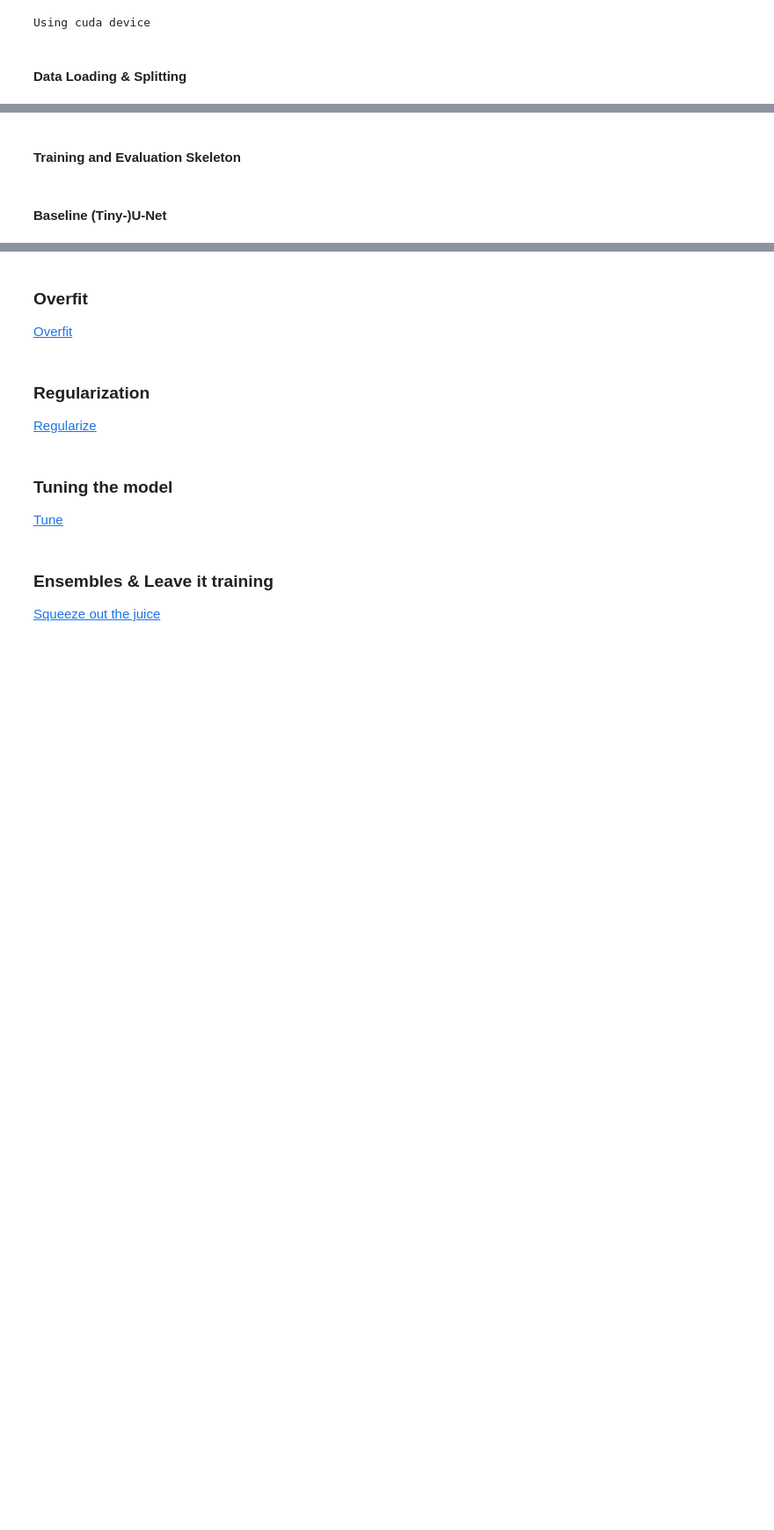
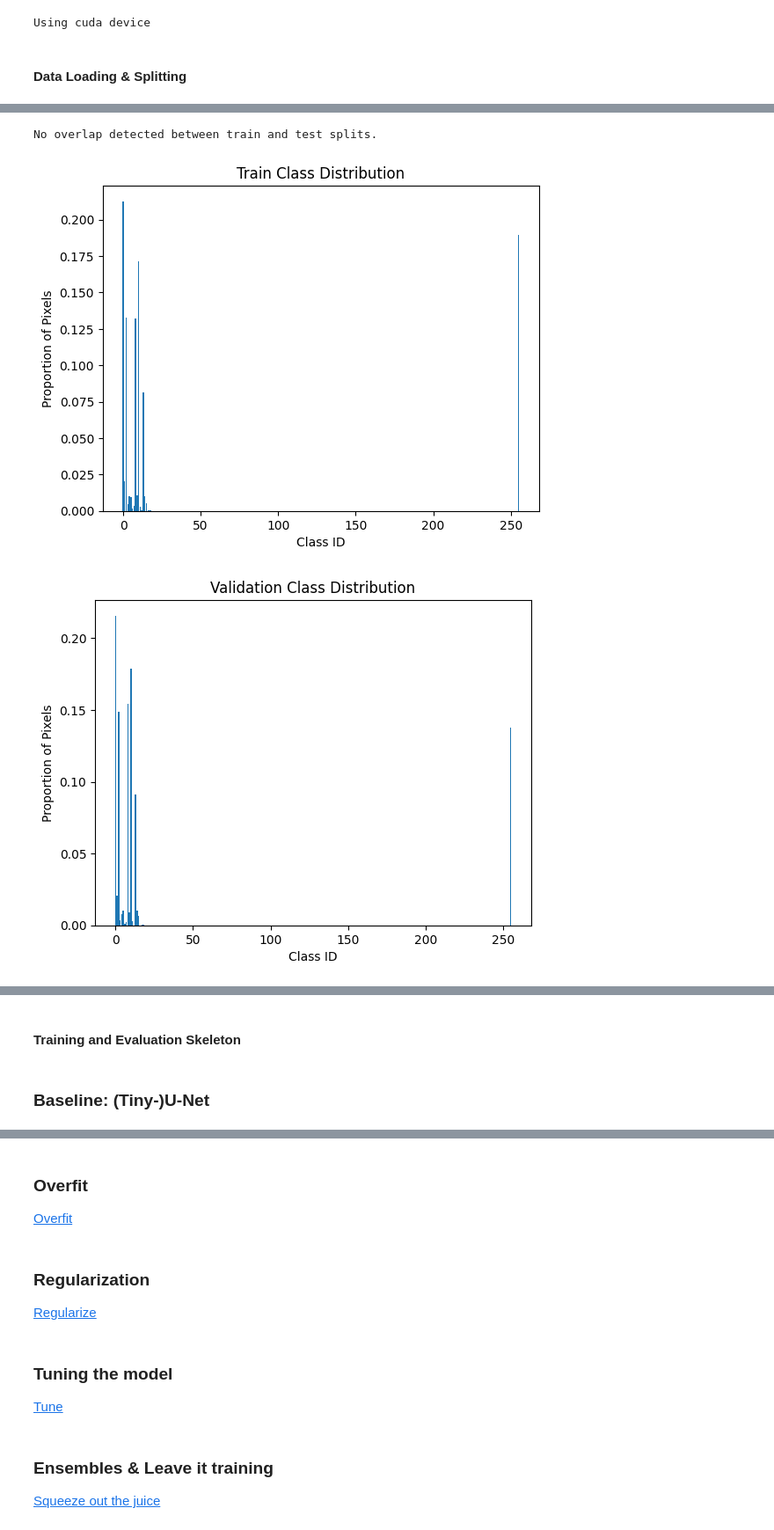
Before and after one commit to okaynils/fhnw-ds-dlbs, a Jupyter notebook: main.ipynb, the cells around one changed output, grey strips where cells are left out. Shown at 88% size. Saved outputs shown, nothing was run; the diff lists cells and outputs as text; code cells hidden in the pictures; blank space fills up the shorter version.

```diff
--- a/main.ipynb
+++ b/main.ipynb
@@ -402,0 +465,71 @@ if val_dataset.label_filenames:
+# %%
+# Check for overlap between train and test splits
+def check_dataset_overlap(train_filenames, test_filenames):
+    train_set = set(train_filenames)
+    test_set = set(test_filenames)
+
+    # Find intersection between train and test sets
+    overlap = train_set.intersection(test_set)
+
+    if overlap:
+        print(f"Overlap detected! {len(overlap)} samples are in both train and test splits.")
+        print(f"Overlapping samples: {list(overlap)}")
+    else:
+        print("No overlap detected between train and test splits.")
+
+# Example usage
+check_dataset_overlap(split_data['train']['image_filenames'], split_data['test']['image_filenames'])
+# %% [output]
+No overlap detected between train and test splits.
+# %%
+import numpy as np
+from collections import Counter
+from tqdm import tqdm
+import matplotlib.pyplot as plt
+
+def analyze_class_distribution(dataset, num_classes):
+    from tqdm import trange
+
+    class_counts = Counter()
+
+    # Use a range-based loop to avoid out-of-range errors
+    for idx in trange(len(dataset), desc="Analyzing Class Distribution"):
+        try:
+            _, mask = dataset[idx]  # Access dataset item
+            mask_array = np.array(mask)  # Convert mask to numpy array
+            unique, counts = np.unique(mask_array, return_counts=True)
+            class_counts.update(dict(zip(unique, counts)))
+        except Exception as e:
+            print(f"Error processing index {idx}: {e}")
+            continue
+
+    # Normalize counts
+    total_pixels = sum(class_counts.values())
+    class_distribution = {cls: count / total_pixels for cls, count in class_counts.items()}
+
+    return class_counts, class_distribution
+
+
+# Analyze train, val, and test splits
+train_class_counts, train_class_distribution = analyze_class_distribution(train_dataset, num_classes=18)
+val_class_counts, val_class_distribution = analyze_class_distribution(val_dataset, num_classes=18)
+test_class_counts, test_class_distribution = analyze_class_distribution(test_dataset, num_classes=18)
+
+# Visualize the distribution
+def plot_class_distribution(class_distribution, title):
+    classes = list(class_distribution.keys())
+    proportions = list(class_distribution.values())
+
+    plt.bar(classes, proportions)
+    plt.xlabel('Class ID')
+    plt.ylabel('Proportion of Pixels')
+    plt.title(title)
+    plt.show()
+
+# Plot for each split
+plot_class_distribution(train_class_distribution, "Train Class Distribution")
+plot_class_distribution(val_class_distribution, "Validation Class Distribution")
+plot_class_distribution(test_class_distribution, "Test Class Distribution")
+# %% [output]
+[figure, added]
+[figure, added]
@@ -529,4 +687,4 @@ class Trainer:
 # %% [markdown]
-#### Baseline (Tiny-)U-Net
+### Baseline: (Tiny-)U-Net
 # %%
 import torch.optim as optim
```
Also changed, not shown: parts of 14 cells of this notebook, 6 other files.
